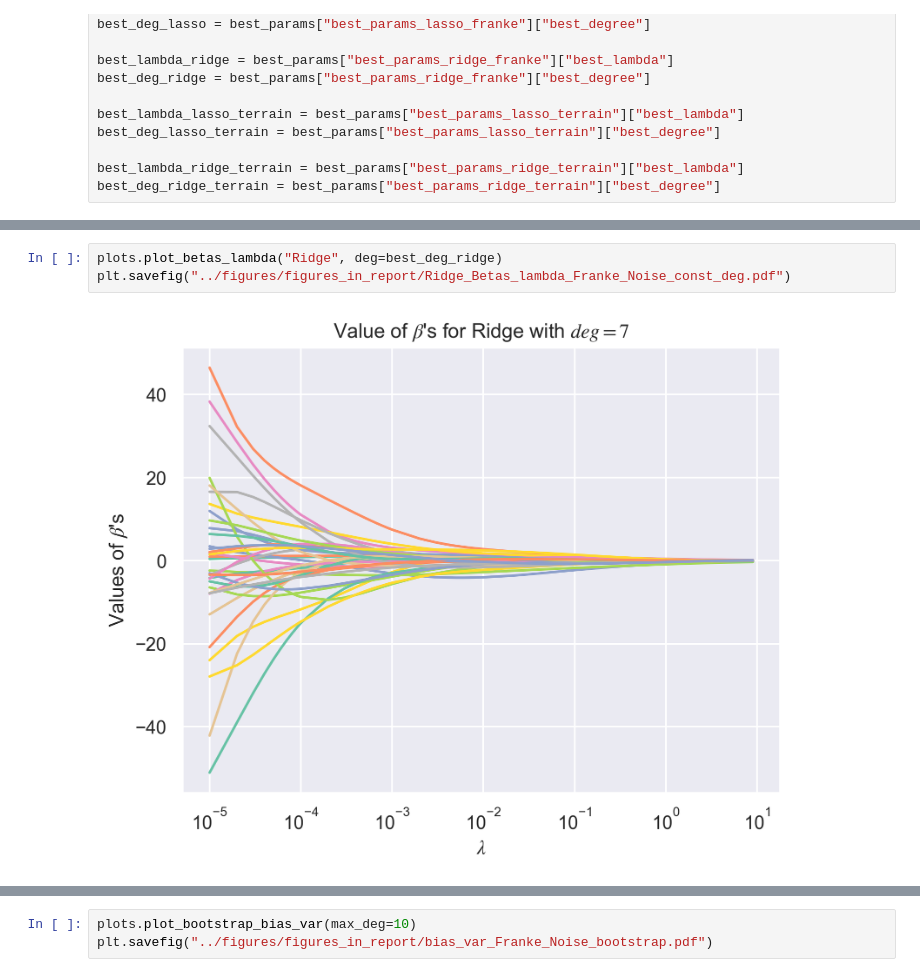
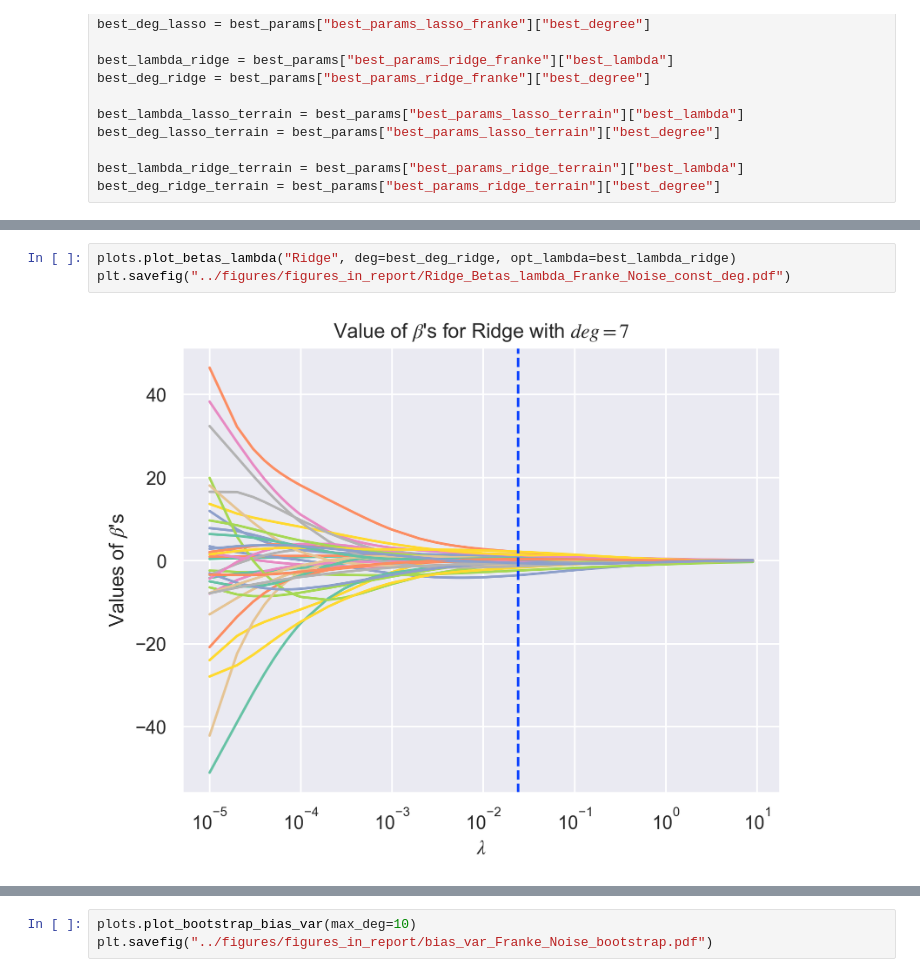
Before and after one commit to GauteJ1/FYS-STK-projects, a Jupyter notebook: project_1_alt/src/plots_in_report.ipynb, the cells around one changed output, grey strips where cells are left out. Cells and saved outputs as stored; diff of their text form.

Commit message:
plot fixes

```diff
--- a/project_1_alt/src/plots_in_report.ipynb
+++ b/project_1_alt/src/plots_in_report.ipynb
@@ -57,6 +57,6 @@ plt.savefig("../figures/figures_in_report/OLS_R2_Franke_Noise.pdf")
 # %%
-plots.plot_betas_lambda("Ridge", deg=best_deg_ridge)
+plots.plot_betas_lambda("Ridge", deg=best_deg_ridge, opt_lambda=best_lambda_ridge)
 plt.savefig("../figures/figures_in_report/Ridge_Betas_lambda_Franke_Noise_const_deg.pdf")
 # %% [output]
-[figure, old version]
+[figure, new version]
 # %%
```
Also changed, not shown: parts of 4 cells of this notebook, 13 other files.
